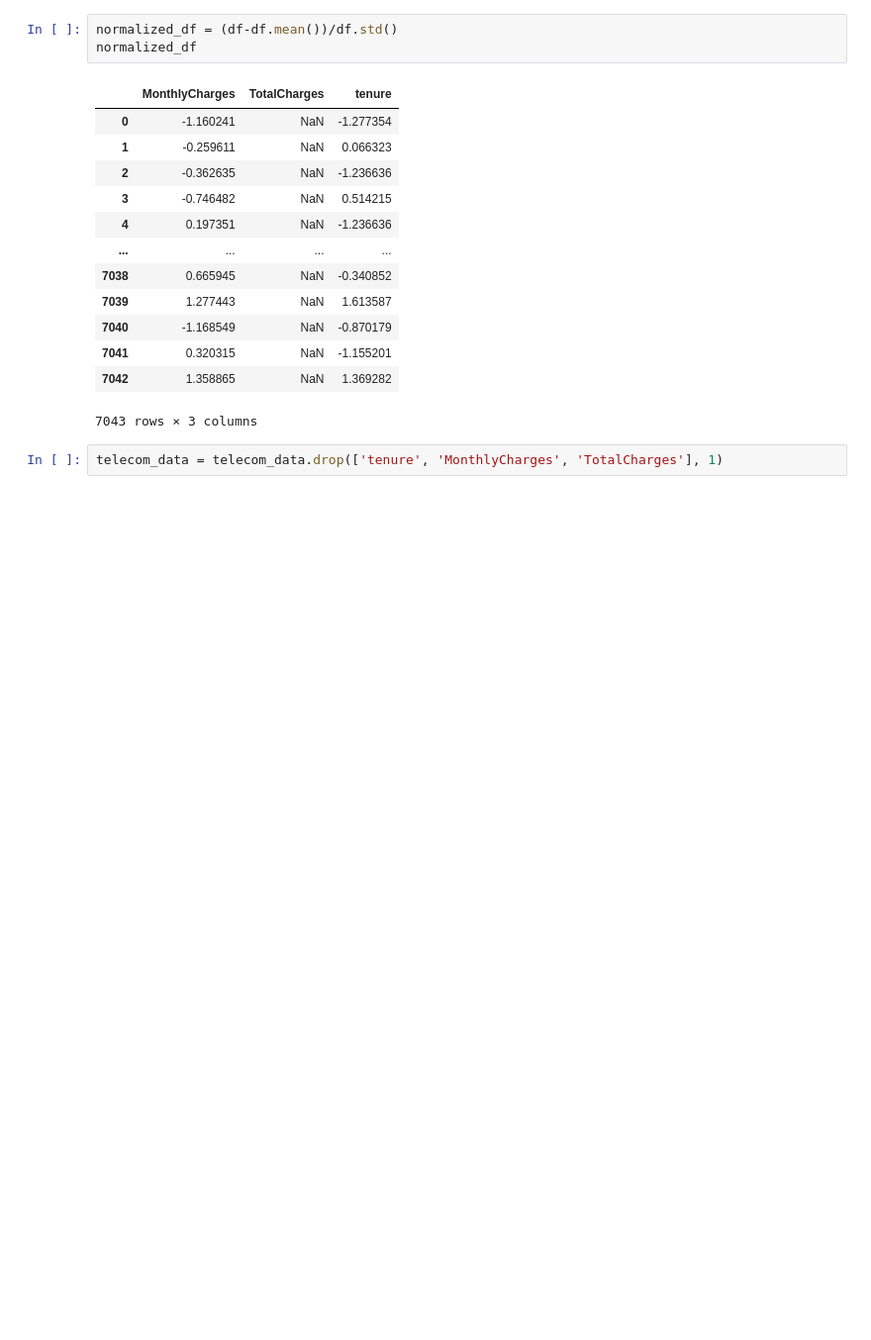
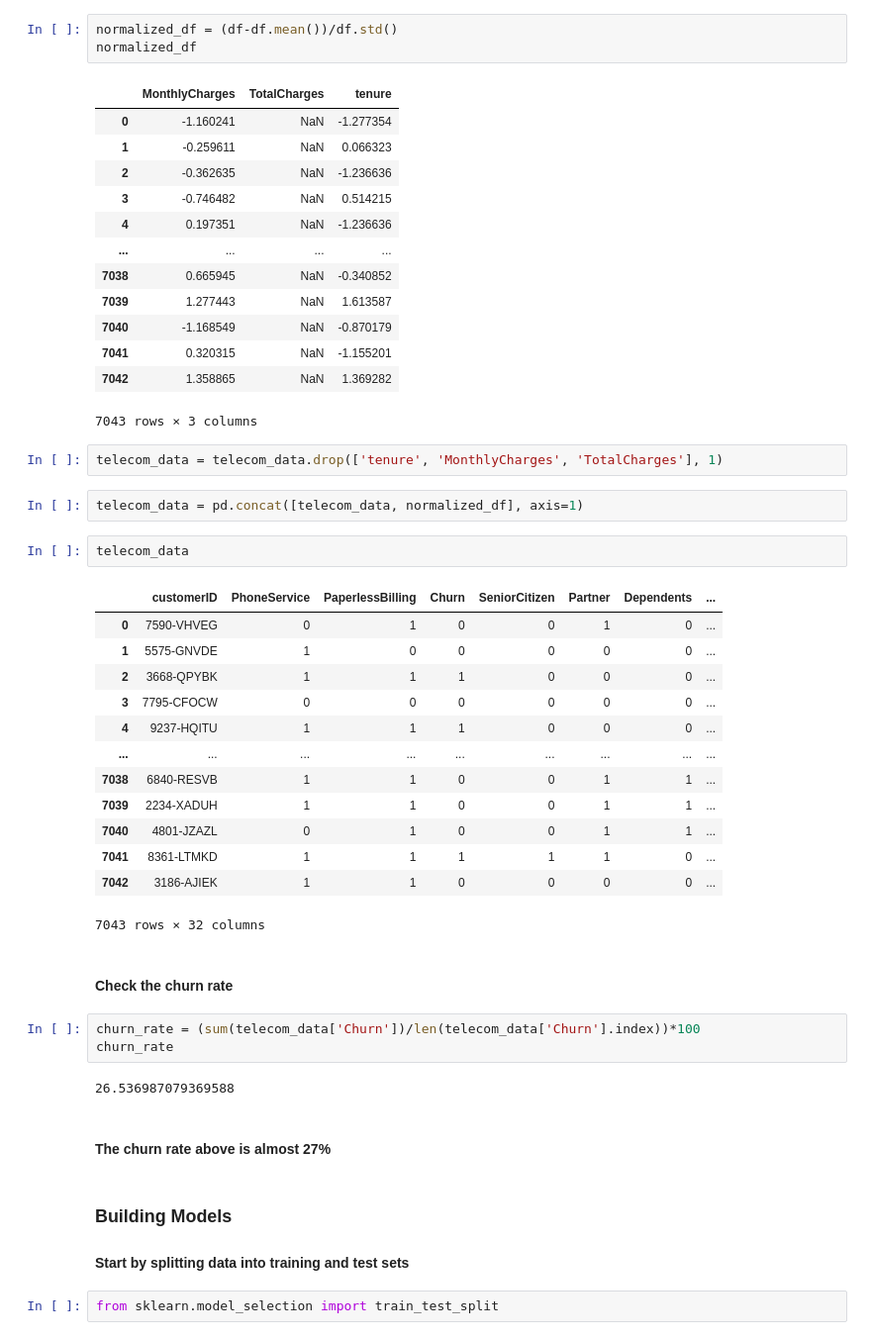
Before and after one commit to marb61a/Data-Science-Projects, a Jupyter notebook: Logistic Churn Project/logistic_churn.ipynb, the cells around one changed output. Shown at 99% size. Saved outputs shown, nothing was run; the diff lists cells and outputs as text; blank space fills up the shorter version.

```diff
--- a/Logistic Churn Project/logistic_churn.ipynb
+++ b/Logistic Churn Project/logistic_churn.ipynb
@@ -427,3 +457,35 @@ normalized_df
 7043 rows × 3 columns
 # %%
 telecom_data = telecom_data.drop(['tenure', 'MonthlyCharges', 'TotalCharges'], 1)
+# %%
+telecom_data = pd.concat([telecom_data, normalized_df], axis=1)
+# %%
+telecom_data
+# %% [output]
+|  | customerID | PhoneService | PaperlessBilling | Churn | SeniorCitizen | Partner | Dependents | ... |
+| 0 | 7590-VHVEG | 0 | 1 | 0 | 0 | 1 | 0 | ... |
+| 1 | 5575-GNVDE | 1 | 0 | 0 | 0 | 0 | 0 | ... |
+| 2 | 3668-QPYBK | 1 | 1 | 1 | 0 | 0 | 0 | ... |
+| 3 | 7795-CFOCW | 0 | 0 | 0 | 0 | 0 | 0 | ... |
+| 4 | 9237-HQITU | 1 | 1 | 1 | 0 | 0 | 0 | ... |
+| ... | ... | ... | ... | ... | ... | ... | ... | ... |
+| 7038 | 6840-RESVB | 1 | 1 | 0 | 0 | 1 | 1 | ... |
+| 7039 | 2234-XADUH | 1 | 1 | 0 | 0 | 1 | 1 | ... |
+| 7040 | 4801-JZAZL | 0 | 1 | 0 | 0 | 1 | 1 | ... |
+| 7041 | 8361-LTMKD | 1 | 1 | 1 | 1 | 1 | 0 | ... |
+| 7042 | 3186-AJIEK | 1 | 1 | 0 | 0 | 0 | 0 | ... |
+7043 rows × 32 columns
+# %% [markdown]
+#### Check the churn rate
+# %%
+churn_rate = (sum(telecom_data['Churn'])/len(telecom_data['Churn'].index))*100
+churn_rate
+# %% [output]
+26.536987079369588
+# %% [markdown]
+#### The churn rate above is almost 27%
+# %% [markdown]
+### Building Models
+#### Start by splitting data into training and test sets
+# %%
+from sklearn.model_selection import train_test_split
```
Also changed, not shown: parts of 3 cells of this notebook.
